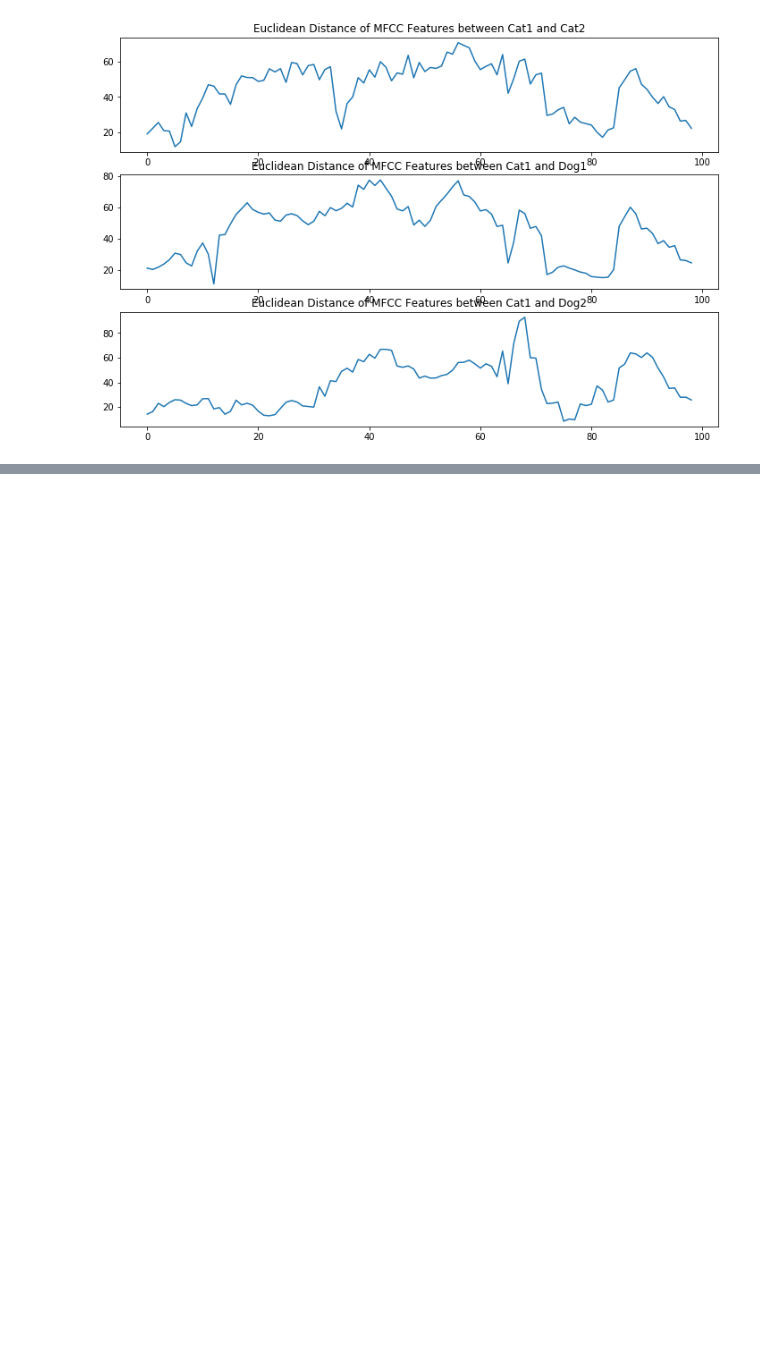
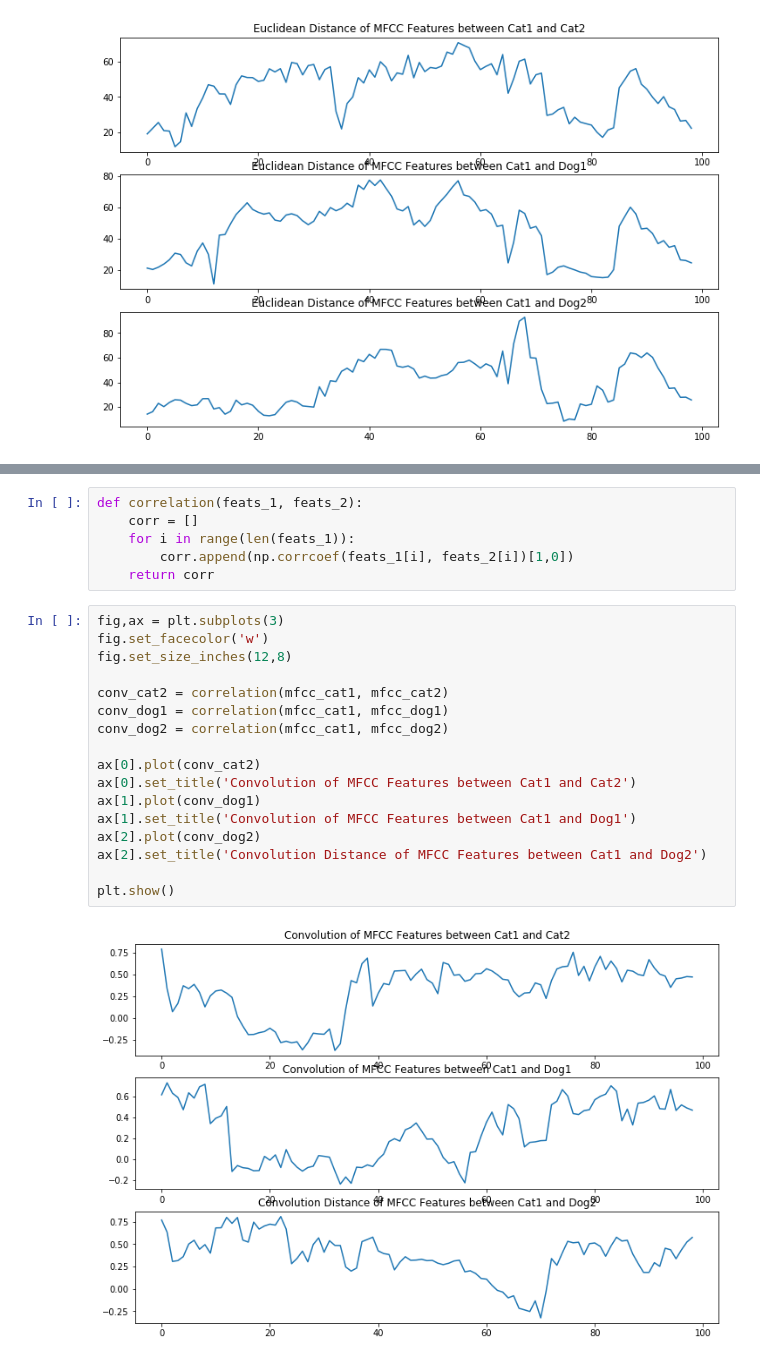
Before and after one commit to UBC-OpenRobotics/Francisco, a Jupyter notebook: speech_recognition/Voice MFCC and Correlation.ipynb, the cells around one changed output, grey strips where cells are left out. Saved outputs shown, nothing was run; the diff lists cells and outputs as text; blank space fills up the shorter version.

```diff
--- a/speech_recognition/Voice MFCC and Correlation.ipynb
+++ b/speech_recognition/Voice MFCC and Correlation.ipynb
@@ -117,0 +142,25 @@ plt.show()
+# %%
+def correlation(feats_1, feats_2):
+    corr = []
+    for i in range(len(feats_1)):
+        corr.append(np.corrcoef(feats_1[i], feats_2[i])[1,0])
+    return corr
+# %%
+fig,ax = plt.subplots(3)
+fig.set_facecolor('w')
+fig.set_size_inches(12,8)
+
+conv_cat2 = correlation(mfcc_cat1, mfcc_cat2)
+conv_dog1 = correlation(mfcc_cat1, mfcc_dog1)
+conv_dog2 = correlation(mfcc_cat1, mfcc_dog2)
+
+ax[0].plot(conv_cat2)
+ax[0].set_title('Convolution of MFCC Features between Cat1 and Cat2')
+ax[1].plot(conv_dog1)
+ax[1].set_title('Convolution of MFCC Features between Cat1 and Dog1')
+ax[2].plot(conv_dog2)
+ax[2].set_title('Convolution Distance of MFCC Features between Cat1 and Dog2')
+
+plt.show()
+# %% [output]
+[figure, added]
```
Also changed, not shown: parts of 6 cells of this notebook.
